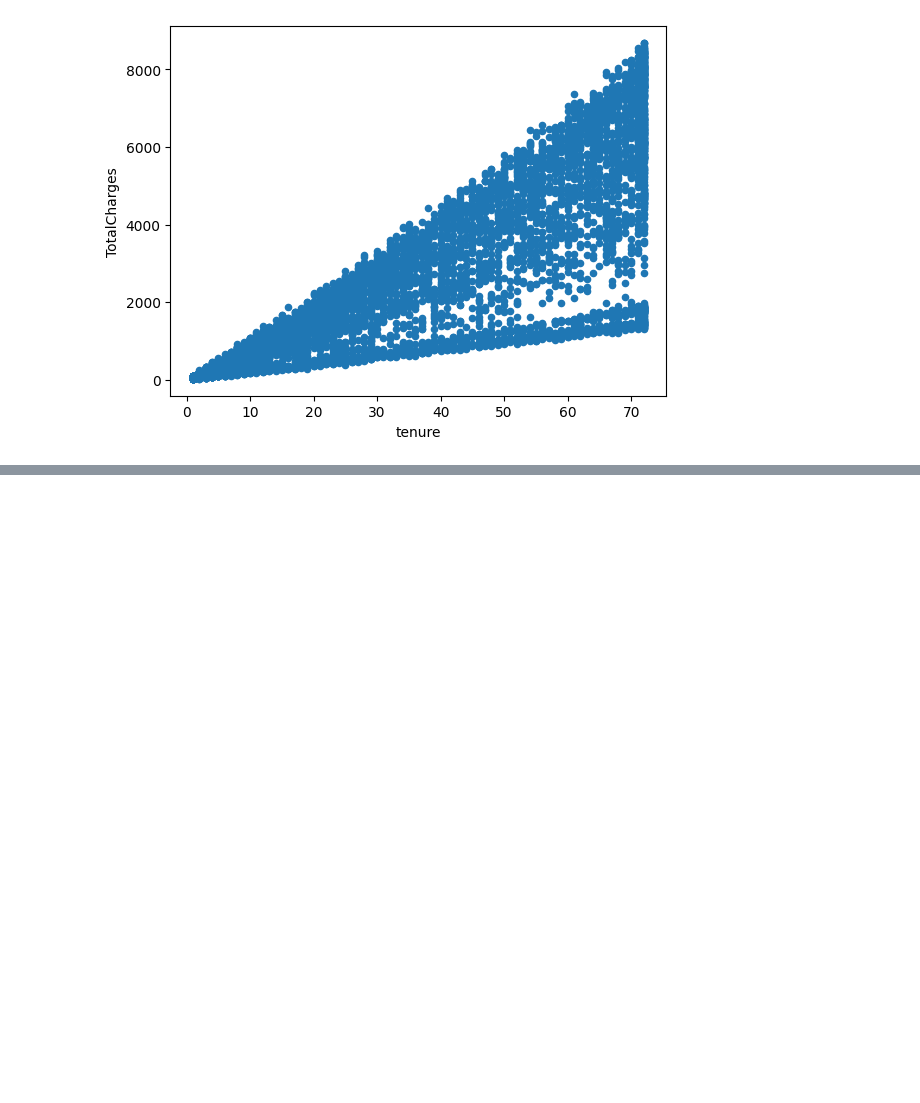
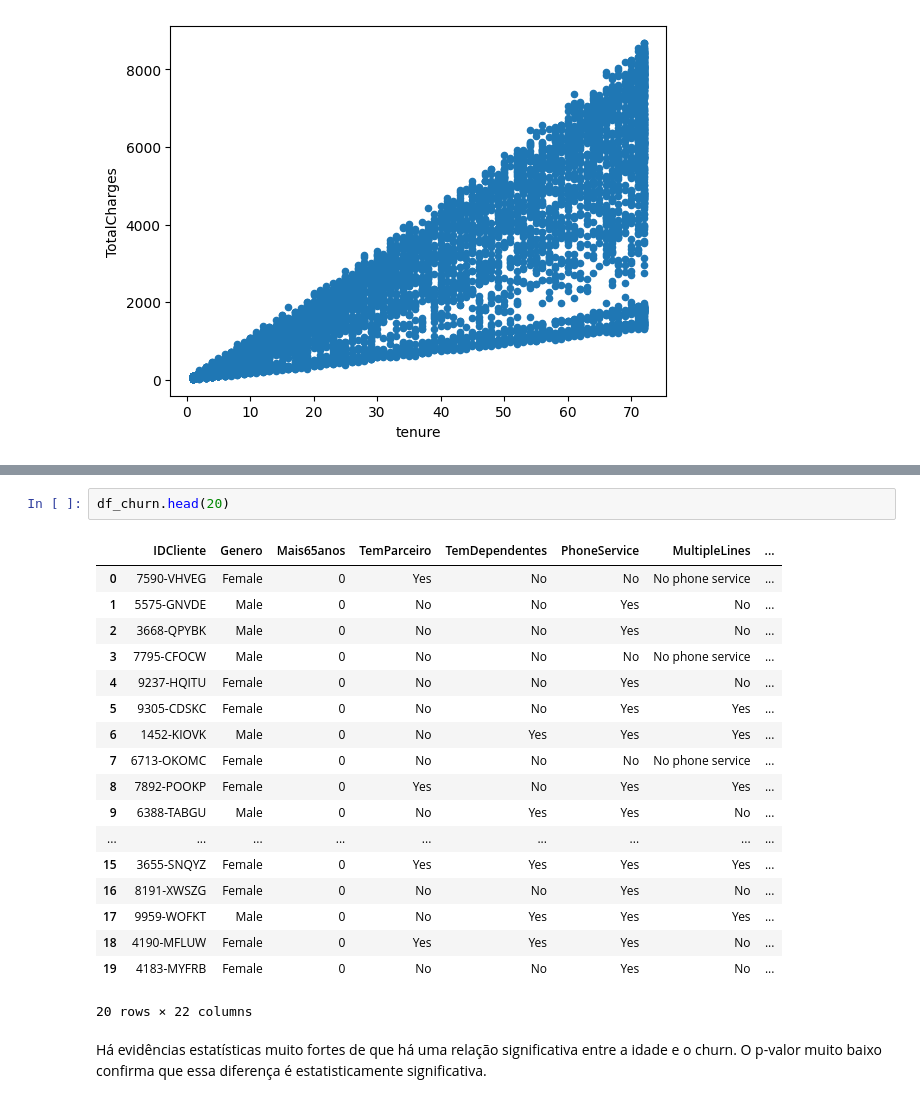
Before and after one commit to ThauanyAA/eda, a Jupyter notebook: eda_churn.ipynb, the cells around one changed output, grey strips where cells are left out. Drawn from its saved outputs; the diff is of its cells as text; blank space fills up the shorter version.

```diff
--- a/eda_churn.ipynb
+++ b/eda_churn.ipynb
@@ -883,0 +946,24 @@ df_churn.plot.scatter(x='tenure', y='TotalCharges')
+# %%
+df_churn.head(20)
+# %% [output]
+|  | IDCliente | Genero | Mais65anos | TemParceiro | TemDependentes | PhoneService | MultipleLines | ... |
+| 0 | 7590-VHVEG | Female | 0 | Yes | No | No | No phone service | ... |
+| 1 | 5575-GNVDE | Male | 0 | No | No | Yes | No | ... |
+| 2 | 3668-QPYBK | Male | 0 | No | No | Yes | No | ... |
+| 3 | 7795-CFOCW | Male | 0 | No | No | No | No phone service | ... |
+| 4 | 9237-HQITU | Female | 0 | No | No | Yes | No | ... |
+| 5 | 9305-CDSKC | Female | 0 | No | No | Yes | Yes | ... |
+| 6 | 1452-KIOVK | Male | 0 | No | Yes | Yes | Yes | ... |
+| 7 | 6713-OKOMC | Female | 0 | No | No | No | No phone service | ... |
+| 8 | 7892-POOKP | Female | 0 | Yes | No | Yes | Yes | ... |
+| 9 | 6388-TABGU | Male | 0 | No | Yes | Yes | No | ... |
+| ... | ... | ... | ... | ... | ... | ... | ... | ... |
+| 15 | 3655-SNQYZ | Female | 0 | Yes | Yes | Yes | Yes | ... |
+| 16 | 8191-XWSZG | Female | 0 | No | No | Yes | No | ... |
+| 17 | 9959-WOFKT | Male | 0 | No | Yes | Yes | Yes | ... |
+| 18 | 4190-MFLUW | Female | 0 | Yes | Yes | Yes | No | ... |
+| 19 | 4183-MYFRB | Female | 0 | No | No | Yes | No | ... |
+20 rows × 22 columns
+# %% [markdown]
+Há evidências estatísticas muito fortes de que há uma relação significativa entre a idade e o churn.
+O p-valor muito baixo confirma que essa diferença é estatisticamente significativa.
```
Also changed, not shown: parts of 10 cells of this notebook.
